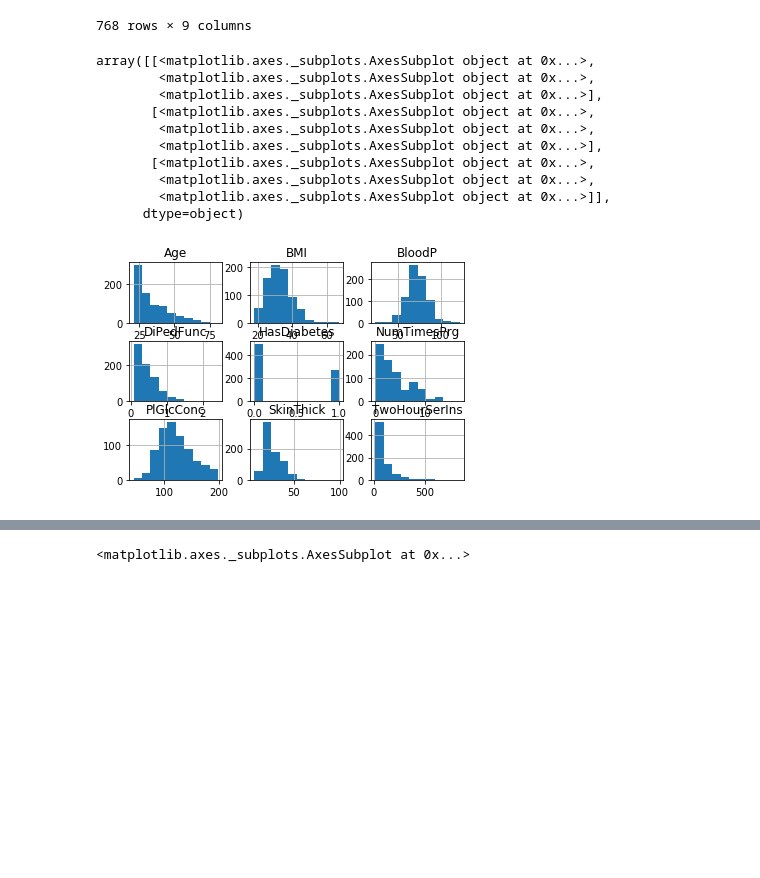
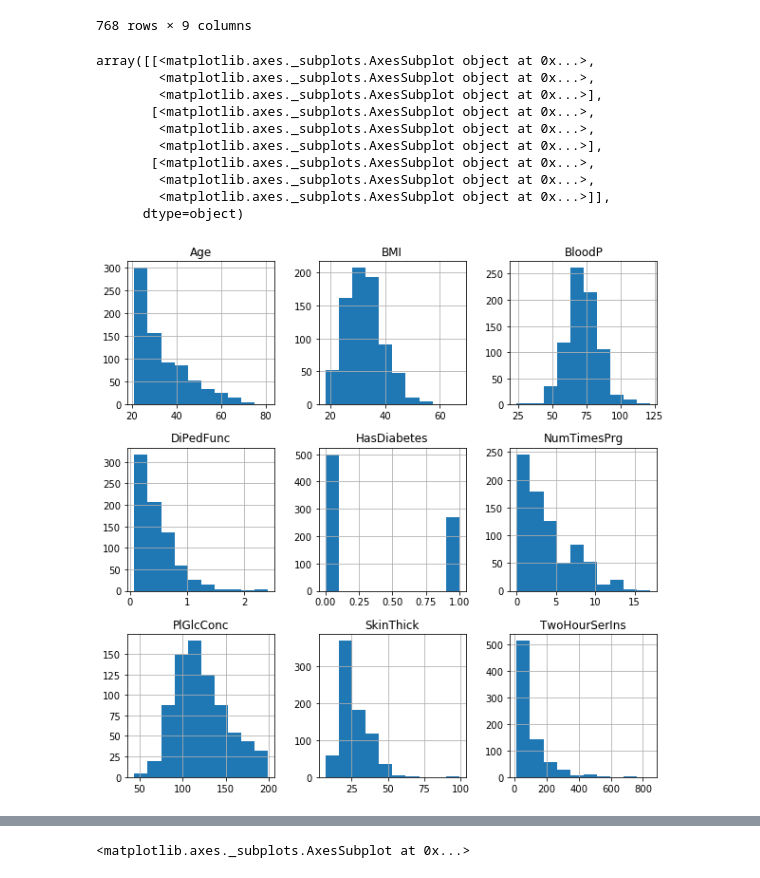
Before and after one commit to lspevak/ml-samples, a Jupyter notebook: ml_diabetes_classification_with_keras.ipynb, the cells around one changed output, grey strips where cells are left out. Cells and saved outputs as stored; diff of their text form; code cells hidden in the pictures; blank space fills up the shorter version.

```diff
--- a/ml_diabetes_classification_with_keras.ipynb
+++ b/ml_diabetes_classification_with_keras.ipynb
@@ -129,20 +143,20 @@ diabetes
 | 766 | 1 | 126.0 | 60.0 | 20.536458 | 79.799479 | 30.1 | 0.349 | 47 | 1 |
 | 767 | 1 | 93.0 | 70.0 | 31.000000 | 79.799479 | 30.4 | 0.315 | 23 | 0 |
 768 rows × 9 columns
-# %%
-diabetes.hist()
-# %% [output]
-array([[<matplotlib.axes._subplots.AxesSubplot object at 0x...>,
-        <matplotlib.axes._subplots.AxesSubplot object at 0x...>,
-        <matplotlib.axes._subplots.AxesSubplot object at 0x...>],
-       [<matplotlib.axes._subplots.AxesSubplot object at 0x...>,
-        <matplotlib.axes._subplots.AxesSubplot object at 0x...>,
-        <matplotlib.axes._subplots.AxesSubplot object at 0x...>],
-       [<matplotlib.axes._subplots.AxesSubplot object at 0x...>,
-        <matplotlib.axes._subplots.AxesSubplot object at 0x...>,
-        <matplotlib.axes._subplots.AxesSubplot object at 0x...>]],
-      dtype=object)
-[figure, removed]
+# %%
+diabetes.hist(bins = 10, figsize = (10,10))
+# %% [output]
+array([[<matplotlib.axes._subplots.AxesSubplot object at 0x...>,
+        <matplotlib.axes._subplots.AxesSubplot object at 0x...>,
+        <matplotlib.axes._subplots.AxesSubplot object at 0x...>],
+       [<matplotlib.axes._subplots.AxesSubplot object at 0x...>,
+        <matplotlib.axes._subplots.AxesSubplot object at 0x...>,
+        <matplotlib.axes._subplots.AxesSubplot object at 0x...>],
+       [<matplotlib.axes._subplots.AxesSubplot object at 0x...>,
+        <matplotlib.axes._subplots.AxesSubplot object at 0x...>,
+        <matplotlib.axes._subplots.AxesSubplot object at 0x...>]],
+      dtype=object)
+[figure, added]
 # %%
 # show correlations
 corr = diabetes.corr()
```
Also changed, not shown: parts of 19 cells of this notebook.
